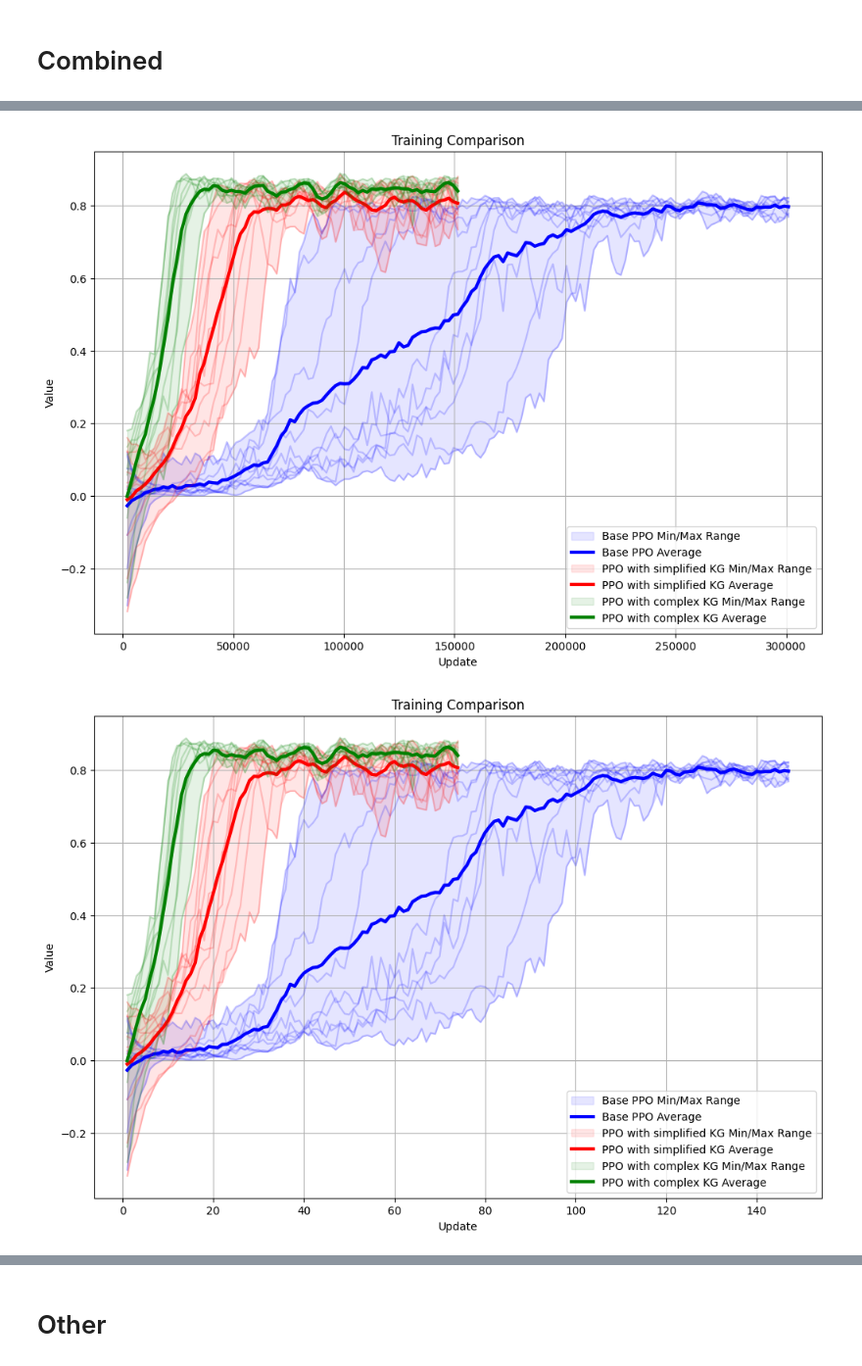
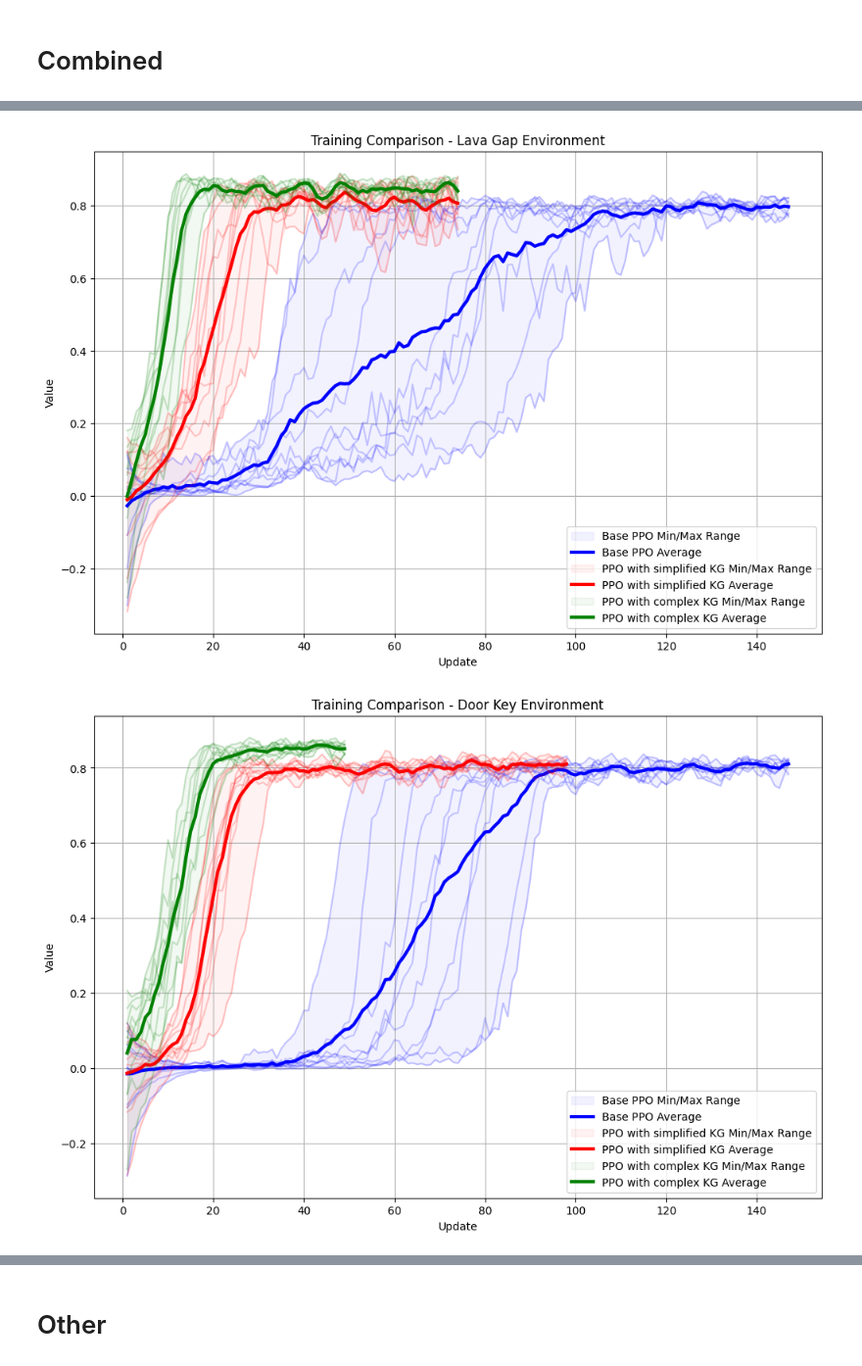
Before and after one commit to jaBrzosko/rl-starter-files, a Jupyter notebook: analysis/summary.ipynb, the cells around one changed output, grey strips where cells are left out. Shown at 98% size. Cells and saved outputs as stored; diff of their text form; code cells hidden in the pictures.

```diff
--- a/analysis/summary.ipynb
+++ b/analysis/summary.ipynb
@@ -108,6 +108,7 @@ df_base is faster. Speed ratio: 16.14x
 # Batch analysis
 # %%
 BASE_EXP_PATH = "../storage/experiments"
+PLOT_SAVE_PATH = "../../paper/images/experiments"
 # %%
 def read_all_experiments(experiment_name):
     """Reads all log files for a given experiment and returns a list of DataFrames."""
@@ -280,7 +281,7 @@ def plot_dataframes_overlay(dataframes, x_col, y_col, color='blue', label_prefix
             min_series.values,
             max_series.values,
             color=color,
-            alpha=0.1,
+            alpha=0.05,
             label=f'{label_prefix} Min/Max Range' if label_prefix else 'Min/Max Range'
         )
 
@@ -323,18 +324,27 @@ def create_combined_plot(x_col, y_col, title, figsize=(12, 8)):
         title: Plot title
         figsize: Figure size tuple
     """
-    plt.figure(figsize=figsize)
+    fig = plt.figure(figsize=figsize)
     plt.xlabel(x_col.capitalize())
     plt.ylabel(y_col.capitalize())
     plt.title(title)
     plt.grid(True)
 
+    return fig
 
-def finalize_plot():
+
+def finalize_plot(file_name=None):
     """
     Finalize and display the plot. Call this after all plot_dataframes_overlay calls.
     """
     plt.legend(loc='best')
+
+    if file_name:
+        path = os.path.join(PLOT_SAVE_PATH, file_name)
+        if not os.path.exists(PLOT_SAVE_PATH):
+            os.makedirs(PLOT_SAVE_PATH)
+        plt.savefig(path)
+
     plt.show()
 # %%
 experiment_name_base = "empty_base"
@@ -372,7 +382,7 @@ experiment_name_kg_com = "lava_gap_kg_complex"
 dataframes_kg_com = read_all_experiments(experiment_name_kg_com)
 
 # Plot two different datasets on the same figure
-create_combined_plot('update', 'value', 'Training Comparison')
+create_combined_plot('update', 'value', 'Training Comparison - Lava Gap Environment')
 
 # First dataset in blue
 plot_dataframes_overlay(dataframes_base, 'update', 'value', color='blue', label_prefix='Base PPO')
@@ -383,31 +393,31 @@ plot_dataframes_overlay(dataframes_kg, 'update', 'value', color='red', label_pre
 # Third dataset in green
 plot_dataframes_overlay(dataframes_kg_com, 'update', 'value', color='green', label_prefix='PPO with complex KG')
 
-finalize_plot()
+finalize_plot('lava_gap_comparison.png')
 # %% [output]
-[figure, old version]
+[figure, new version]
 # %%
-experiment_name_base = "lava_gap_base"
+experiment_name_base = "door_key_base"
 dataframes_base = read_all_experiments(experiment_name_base)
 
-experiment_name_kg = "lava_gap_kg_base"
+experiment_name_kg = "door_key_kg_base"
 dataframes_kg = read_all_experiments(experiment_name_kg)
 
-experiment_name_kg_com = "lava_gap_kg_complex"
+experiment_name_kg_com = "door_key_kg_complex"
 dataframes_kg_com = read_all_experiments(experiment_name_kg_com)
 
 # Plot two different datasets on the same figure
-create_combined_plot('update', 'value', 'Training Comparison')
+create_combined_plot('update', 'value', 'Training Comparison - Door Key Environment')
 
 # First dataset in blue
 plot_dataframes_overlay(dataframes_base, 'update', 'value', color='blue', label_prefix='Base PPO')
 
 # Second dataset in red
 plot_dataframes_overlay(dataframes_kg, 'update', 'value', color='red', label_prefix='PPO with simplified KG')
 
 # Third dataset in green
 plot_dataframes_overlay(dataframes_kg_com, 'update', 'value', color='green', label_prefix='PPO with complex KG')
 
-finalize_plot()
+finalize_plot('door_key_comparison.png')
 # %% [output]
-[figure, old version]
+[figure, new version]
```
Also changed, not shown: parts of 8 cells of this notebook, 3 other files.
